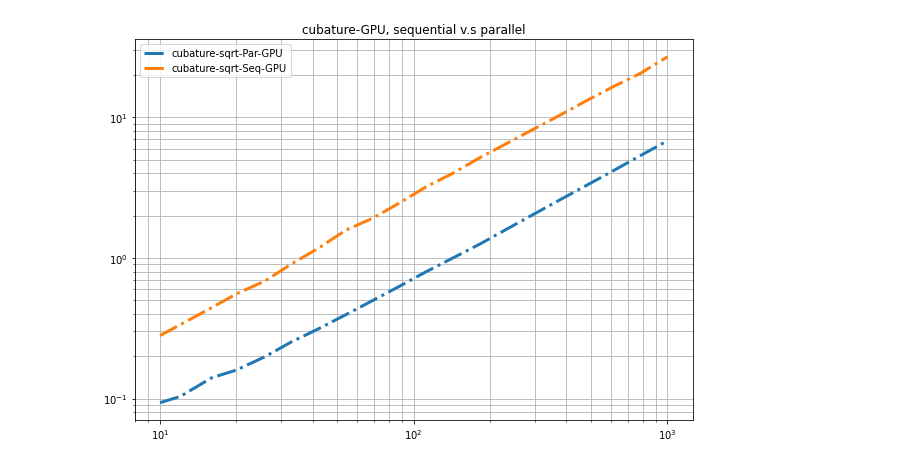
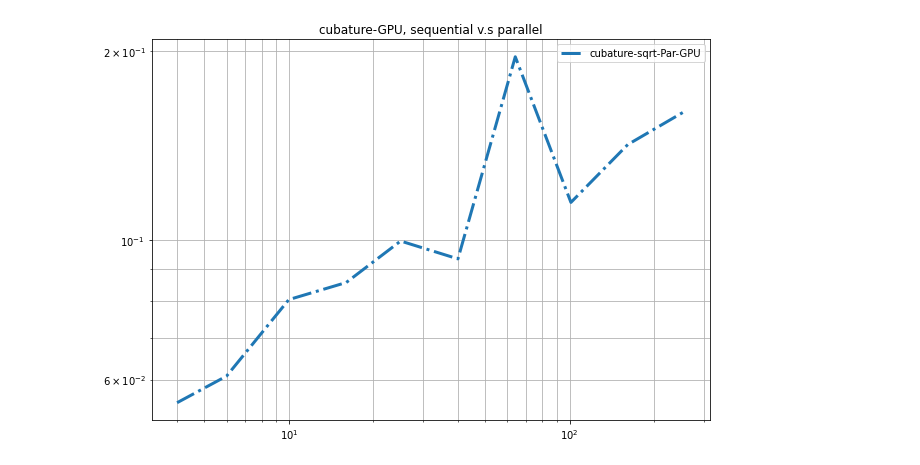
Before and after one commit to EEA-sensors/sqrt-parallel-smoothers, a Jupyter notebook: notebooks/gpu-sqrt-par-seq.ipynb, the cells around one changed output. Drawn from its saved outputs; the diff is of its cells as text; code cells hidden in the pictures.

```diff
--- a/notebooks/gpu-sqrt-par-seq.ipynb
+++ b/notebooks/gpu-sqrt-par-seq.ipynb
@@ -47,7 +33,7 @@ dt = 0.01  # discretization time step
 qc = 0.01  # discretization noise
 qw = 0.1  # discretization noise
 
-T = 1000
+T = 5000
 _, true_states, ys = get_data(x0, dt, r, T, s1, s2)
 Q, R, observation_function, transition_function = make_parameters(qc, qw, r, dt, s1, s2)
 
@@ -105,7 +73,8 @@ def cubature_sqrt_par(y, initial_points_sqrt, iteration):
 # %%
 def func(method, lengths, n_runs=1, n_iter=10, sqrt=False):
     res_mean = []
-    for j in tqdm(lengths):
+    for k, j in enumerate(lengths):
+        print(f"Iteration {k+1} out of {len(lengths)}", end="\r")
         observations_slice = ys[:j]
 
         if sqrt:
@@ -129,12 +98,13 @@ def func(method, lengths, n_runs=1, n_iter=10, sqrt=False):
             toc = time.time()
             run_times.append(toc - tic)
         res_mean.append(np.mean(run_times))
+    print()
     return np.array(res_mean)
 # %%
-lengths_space = np.logspace(1, np.log10(T), num=20).astype(np.int32)
+lengths_space = np.logspace(2, int(np.log2(T)), num=10, base=2, dtype=int)
 # %%
-gpu_cubature_sqrt_par = jit(cubature_sqrt_par, device=device)
-gpu_cubature_sqrt_seq = jit(cubature_sqrt_seq, device=device)
+gpu_cubature_sqrt_par = jit(cubature_sqrt_par, backend="gpu")
+gpu_cubature_sqrt_seq = jit(cubature_sqrt_seq, backend="gpu")
 # %%
 warnings.filterwarnings("ignore")
 
@@ -185,11 +120,11 @@ You may not need to update to CUDA 11.1; cherry-picking the ptxas binary is ofte
 # %%
 plt.figure(figsize=(10,7))
 plt.loglog(lengths_space, gpu_cubature_sqrt_par_time, label="cubature-sqrt-Par-GPU", linestyle="-.", linewidth=3)
-plt.loglog(lengths_space, gpu_cubature_sqrt_seq_time, label="cubature-sqrt-Seq-GPU", linestyle="-.", linewidth=3)
+# plt.loglog(lengths_space, gpu_cubature_sqrt_seq_time, label="cubature-sqrt-Seq-GPU", linestyle="-.", linewidth=3)
 
 plt.grid(True, which="both")
 plt.title("cubature-GPU, sequential v.s parallel")
 plt.legend()
 plt.show()
 # %% [output]
-[figure, old version]
+[figure, new version]
```
Also changed, not shown: parts of 15 cells of this notebook, 6 other files.
